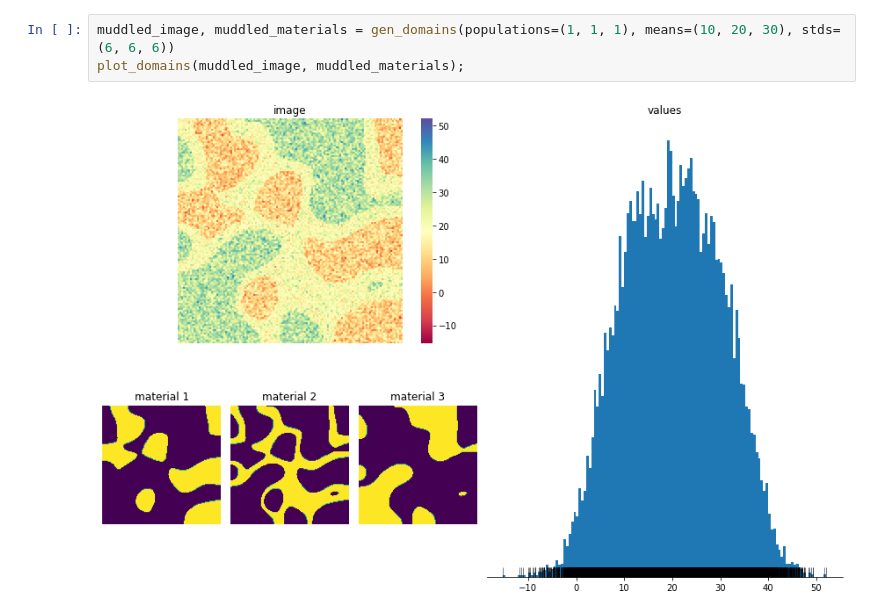
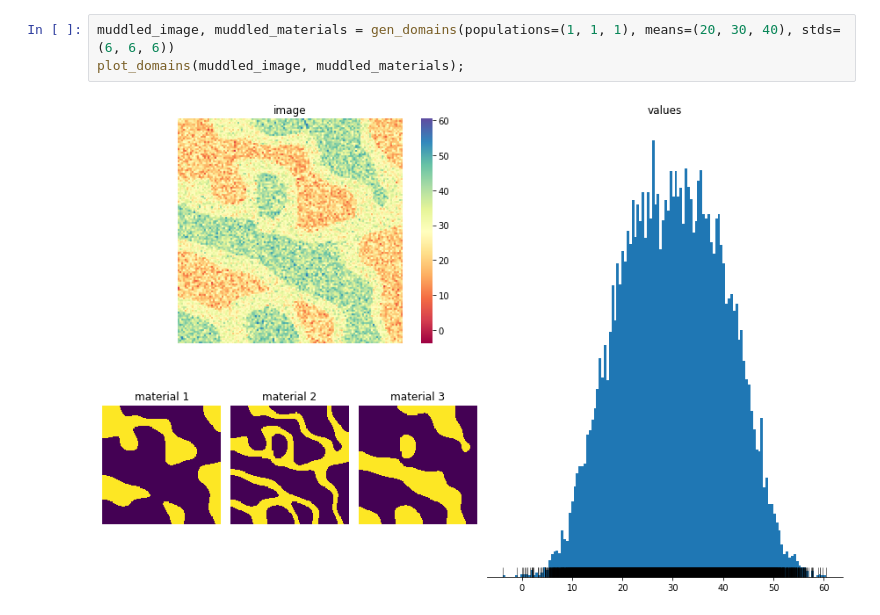
Before and after one commit to TomVincentUK/ClusteringExamples, a Jupyter notebook: matplotlib_demos/cluster_1D.ipynb, the cells around one changed output. Saved outputs shown, nothing was run; the diff lists cells and outputs as text.

Commit message:
Added annotations and an extra example to 1d notebook; added kwargs passthrough to clustering functions in plotting functions

```diff
--- a/matplotlib_demos/cluster_1D.ipynb
+++ b/matplotlib_demos/cluster_1D.ipynb
@@ -20,5 +54,5 @@ _, GMM_distinct = plot_GMM1D(distinct_image, k=3);
 # %%
-muddled_image, muddled_materials = gen_domains(populations=(1, 1, 1), means=(10, 20, 30), stds=(6, 6, 6))
+muddled_image, muddled_materials = gen_domains(populations=(1, 1, 1), means=(20, 30, 40), stds=(6, 6, 6))
 plot_domains(muddled_image, muddled_materials);
 # %% [output]
-[figure, old version]
+[figure, new version]
```
Also changed, not shown: parts of 21 cells of this notebook, 1 other file.
